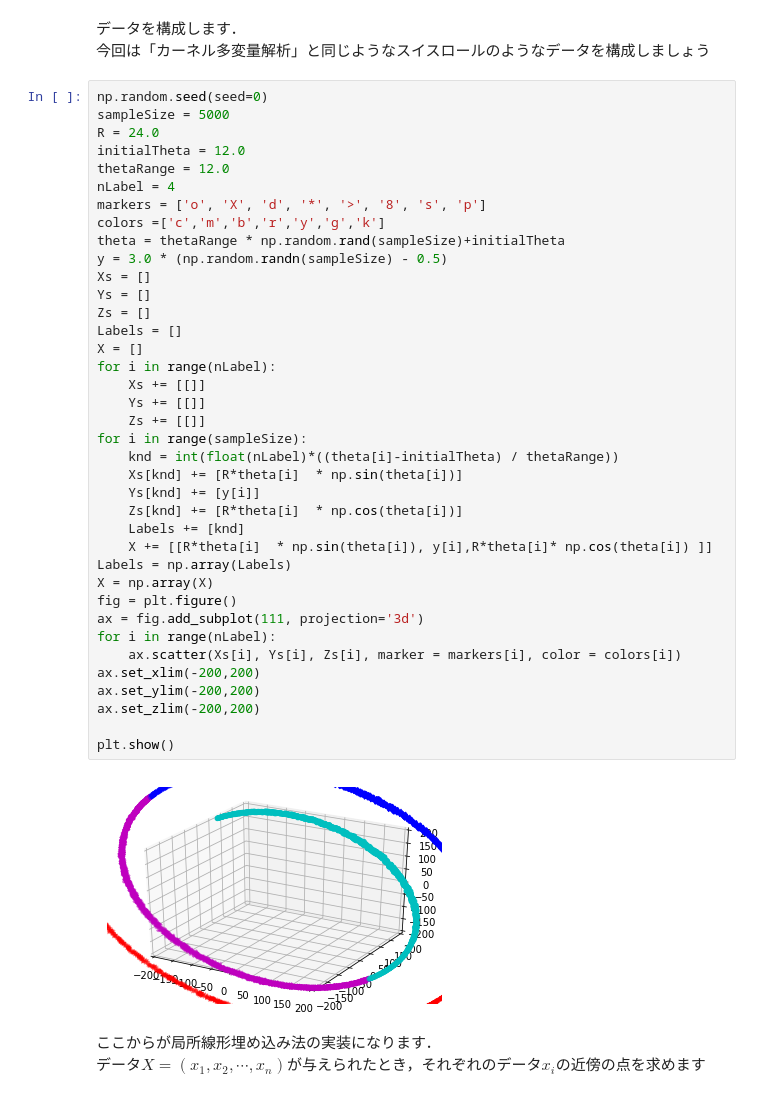
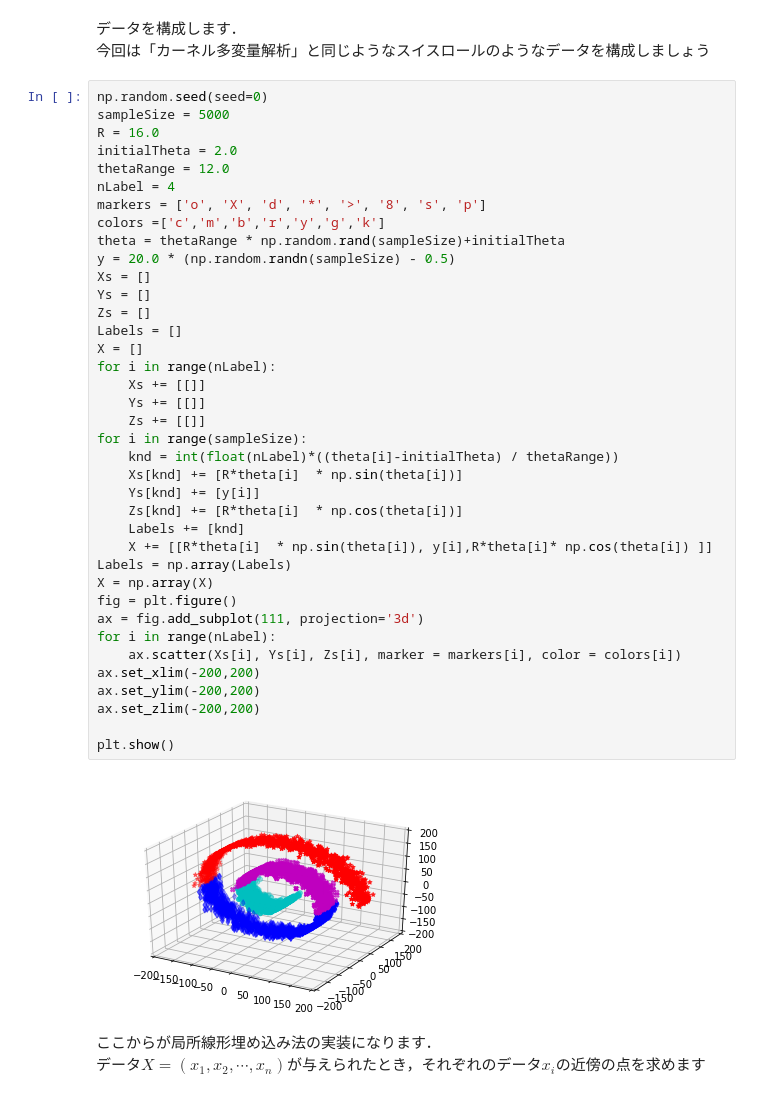
Before and after one commit to KSato0428/LLE, a Jupyter notebook: LLE.ipynb, the cells around one changed output. Saved outputs shown, nothing was run; the diff lists cells and outputs as text.

```diff
--- a/LLE.ipynb
+++ b/LLE.ipynb
@@ -18,43 +18,43 @@ from mpl_toolkits.mplot3d import axes3d
 # %%
 np.random.seed(seed=0)
 sampleSize = 5000
-R = 24.0
-initialTheta = 12.0
+R = 16.0
+initialTheta = 2.0
 thetaRange = 12.0
 nLabel = 4
 markers = ['o', 'X', 'd', '*', '>', '8', 's', 'p']
 colors =['c','m','b','r','y','g','k']
 theta = thetaRange * np.random.rand(sampleSize)+initialTheta
-y = 3.0 * (np.random.randn(sampleSize) - 0.5)
+y = 20.0 * (np.random.randn(sampleSize) - 0.5)
 Xs = []
 Ys = []
 Zs = []
 Labels = []
 X = []
 for i in range(nLabel):
     Xs += [[]]
     Ys += [[]]
     Zs += [[]]
 for i in range(sampleSize):
     knd = int(float(nLabel)*((theta[i]-initialTheta) / thetaRange))
     Xs[knd] += [R*theta[i]  * np.sin(theta[i])]
     Ys[knd] += [y[i]]
     Zs[knd] += [R*theta[i]  * np.cos(theta[i])]
     Labels += [knd]
     X += [[R*theta[i]  * np.sin(theta[i]), y[i],R*theta[i]* np.cos(theta[i]) ]]
 Labels = np.array(Labels)
 X = np.array(X)
 fig = plt.figure()
 ax = fig.add_subplot(111, projection='3d')
 for i in range(nLabel):
     ax.scatter(Xs[i], Ys[i], Zs[i], marker = markers[i], color = colors[i])
 ax.set_xlim(-200,200)
 ax.set_ylim(-200,200)
 ax.set_zlim(-200,200)
 
 plt.show()
 # %% [output]
-[figure, old version]
+[figure, new version]
 # %% [markdown]
 ここからが局所線形埋め込み法の実装になります．
 データ$X= (x_1, x_2, \cdots, x_n)$が与えられたとき，それぞれのデータ$x_i$の近傍の点を求めます
```
Also changed, not shown: parts of 5 cells of this notebook.
